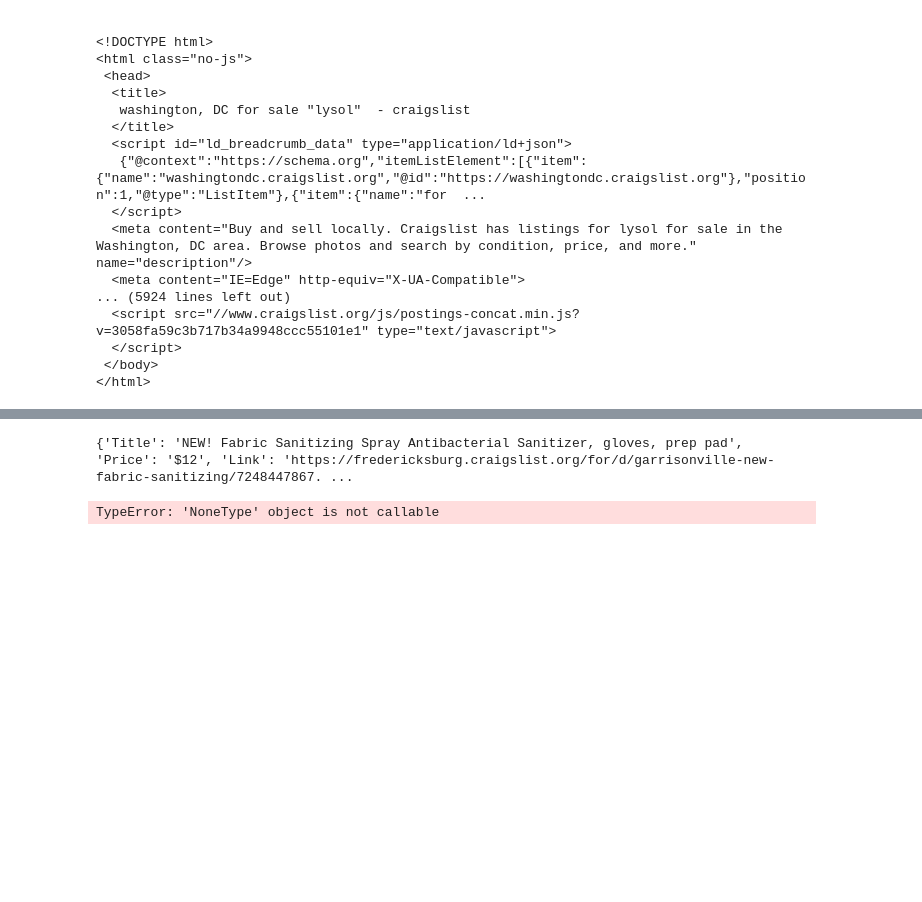
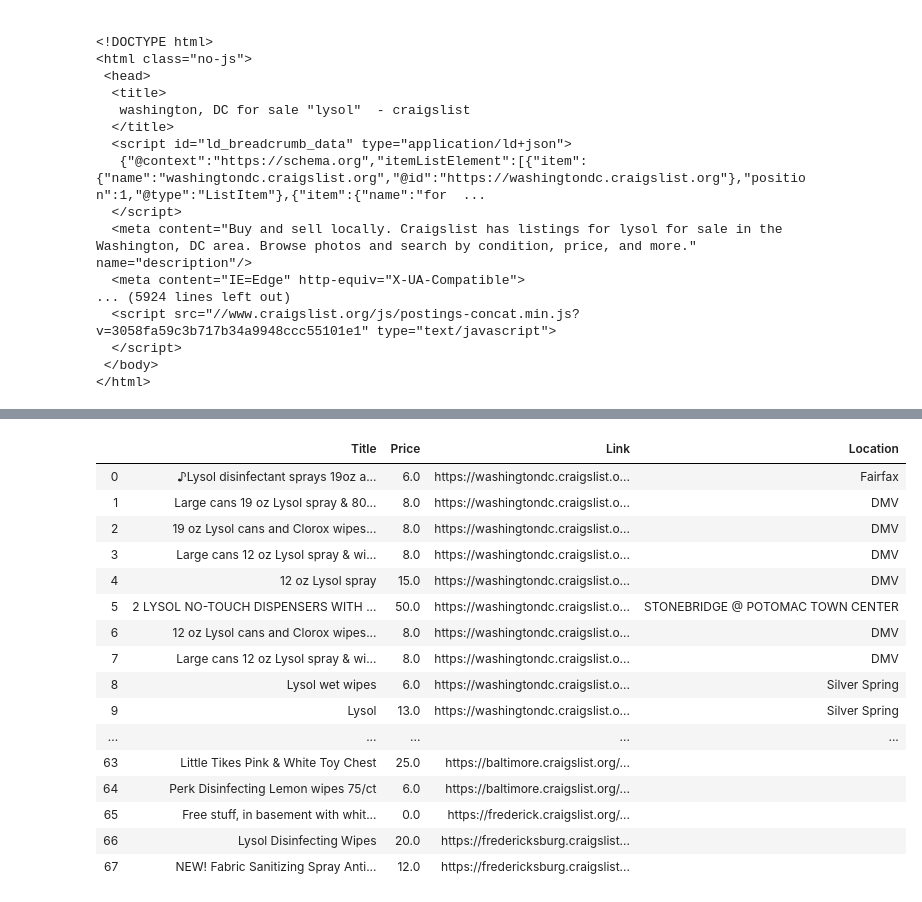
Before and after one commit to wjpappa5/MongoWeb, a Jupyter notebook: Class Activities/CraigsList.ipynb, the cells around one changed output, grey strips where cells are left out. Cells and saved outputs as stored; diff of their text form; code cells hidden in the pictures; blank space fills up the shorter version.

```diff
--- a/Class Activities/CraigsList.ipynb
+++ b/Class Activities/CraigsList.ipynb
@@ -39,24 +59,34 @@ results = soup.find_all('li', class_="result-row")
 # %%
+results_list = []
+
 # Loop through returned results
 for result in results:
+
+    title = ''
+    price = ''
+    link = ''
+    location = ''
+
     # Error handling
     try:
         # Identify and return title of listing
         title = result.find('a', class_="result-title").text
         # Identify and return price of listing
-        price = result.a.span.text
+        price = result.find('span', class_="result-price").text
         # Identify and return link to listing
-        link = result.a['href']
-        #geogrpahic area
-        ga = result.find('span',class_='result-hood').text
+        link = result.find('a', class_="result-title")['href']
+        # Identify and location
+        location = result.find('span', class_="result-hood").text
 
-        # Print results only if title, price, and link are available
-        if (title and price and link and ga):
-            print('-------------')
-            print(title)
-            print(price)
-            print(link)
-            print(ga)
-    except AttributeError as e:
+    except Exception as e:
         print(e)
+
+    result_dict = {
+        'Title': title,
+        'Price': price,
+        'Link': link,
+        'Location': location
+    }
+
+    results_list.append(result_dict)
 # %% [output]
@@ -80,12 +110,26 @@ https://washingtondc.craigslist.org/doc/for/d/arlington-large-cans-19-oz-lysol-s
-# %%
-# create and show DataFrame for the items
-# create a dictionary for the items
-lysol_df={"Title": title,"Price": price,"Link": link,"Geographic Area": ga}
-print(lysol_df)
-# %% [output]
-{'Title': 'NEW! Fabric Sanitizing Spray Antibacterial Sanitizer, gloves, prep pad', 'Price': '$12', 'Link': 'https://fredericksburg.craigslist.org/for/d/garrisonville-new-fabric-sanitizing/7248447867. ...
-# %%
-df=results[0]
-df.head()
-# %% [output]
-TypeError: 'NoneType' object is not callable
+# %%
+pd.set_option('display.max_rows', None)
+# %%
+items_df = pd.DataFrame(results_list)
+items_df['Location'] = items_df['Location'].str.strip().str.lstrip('(')
+items_df['Location'] = items_df['Location'].str.strip().str.rstrip(')')
+items_df['Price'] = items_df['Price'].str.strip('$').astype(float)
+items_df
+# %% [output]
+|  | Title | Price | Link | Location |
+| 0 | ♪Lysol disinfectant sprays 19oz a... | 6.0 | https://washingtondc.craigslist.o... | Fairfax |
+| 1 | Large cans 19 oz Lysol spray & 80... | 8.0 | https://washingtondc.craigslist.o... | DMV |
+| 2 | 19 oz Lysol cans and Clorox wipes... | 8.0 | https://washingtondc.craigslist.o... | DMV |
+| 3 | Large cans 12 oz Lysol spray & wi... | 8.0 | https://washingtondc.craigslist.o... | DMV |
+| 4 | 12 oz Lysol spray | 15.0 | https://washingtondc.craigslist.o... | DMV |
+| 5 | 2 LYSOL NO-TOUCH DISPENSERS WITH ... | 50.0 | https://washingtondc.craigslist.o... | STONEBRIDGE @ POTOMAC TOWN CENTER |
+| 6 | 12 oz Lysol cans and Clorox wipes... | 8.0 | https://washingtondc.craigslist.o... | DMV |
+| 7 | Large cans 12 oz Lysol spray & wi... | 8.0 | https://washingtondc.craigslist.o... | DMV |
+| 8 | Lysol wet wipes | 6.0 | https://washingtondc.craigslist.o... | Silver Spring |
+| 9 | Lysol | 13.0 | https://washingtondc.craigslist.o... | Silver Spring |
+| ... | ... | ... | ... | ... |
+| 63 | Little Tikes Pink & White Toy Chest | 25.0 | https://baltimore.craigslist.org/... |  |
+| 64 | Perk Disinfecting Lemon wipes 75/ct | 6.0 | https://baltimore.craigslist.org/... |  |
+| 65 | Free stuff, in basement with whit... | 0.0 | https://frederick.craigslist.org/... |  |
+| 66 | Lysol Disinfecting Wipes | 20.0 | https://fredericksburg.craigslist... |  |
+| 67 | NEW! Fabric Sanitizing Spray Anti... | 12.0 | https://fredericksburg.craigslist... |  |
```
Also changed, not shown: parts of 3 cells of this notebook, 1 other file.
